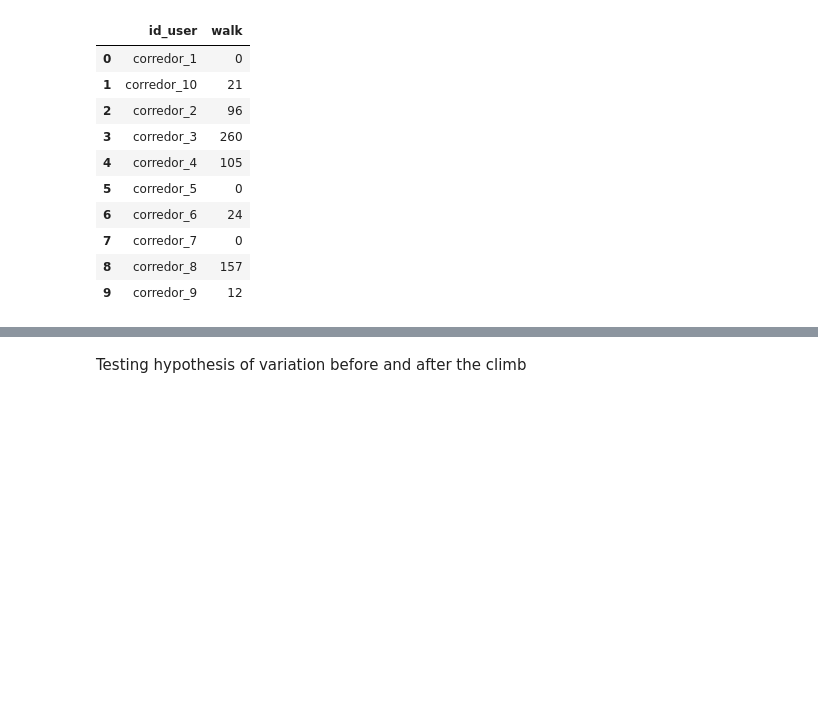
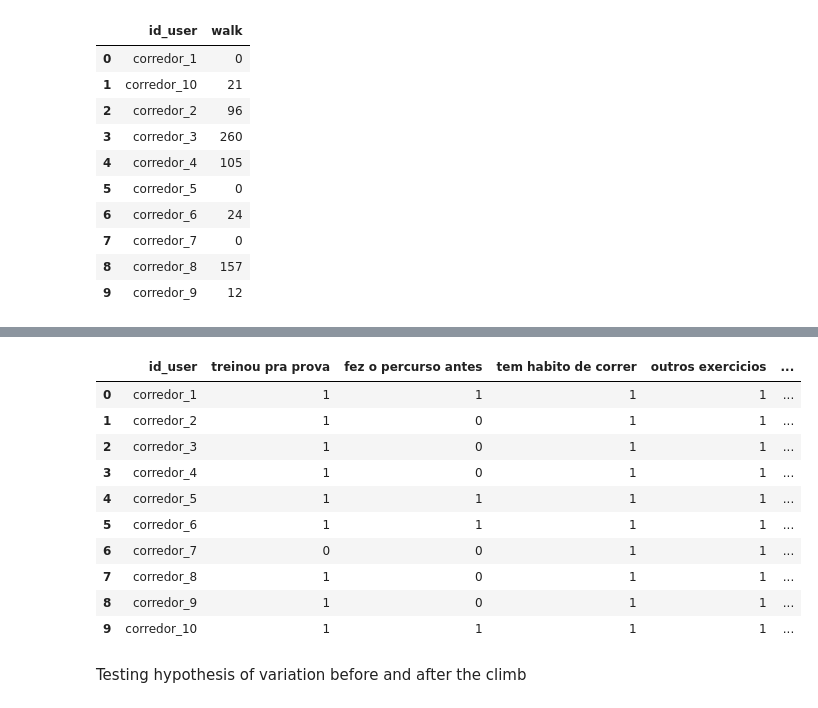
Before and after one commit to nathaliatito/ds-medium-projects, a Jupyter notebook: running/sao_garrafa_analysis.ipynb, the cells around one changed output, grey strips where cells are left out. Drawn from its saved outputs; the diff is of its cells as text; code cells hidden in the pictures; blank space fills up the shorter version.

```diff
--- a/running/sao_garrafa_analysis.ipynb
+++ b/running/sao_garrafa_analysis.ipynb
@@ -216,3 +202,17 @@ df_quest.head(10)
+# %%
+df_quest.drop("nome", axis = 1)
+# %% [output]
+|  | id_user | treinou pra prova | fez o percurso antes | tem habito de correr | outros exercicios | ... |
+| 0 | corredor_1 | 1 | 1 | 1 | 1 | ... |
+| 1 | corredor_2 | 1 | 0 | 1 | 1 | ... |
+| 2 | corredor_3 | 1 | 0 | 1 | 1 | ... |
+| 3 | corredor_4 | 1 | 0 | 1 | 1 | ... |
+| 4 | corredor_5 | 1 | 1 | 1 | 1 | ... |
+| 5 | corredor_6 | 1 | 1 | 1 | 1 | ... |
+| 6 | corredor_7 | 0 | 0 | 1 | 1 | ... |
+| 7 | corredor_8 | 1 | 0 | 1 | 1 | ... |
+| 8 | corredor_9 | 1 | 0 | 1 | 1 | ... |
+| 9 | corredor_10 | 1 | 1 | 1 | 1 | ... |
 # %% [markdown]
 Testing hypothesis of variation before and after the climb
 # %%
```
Also changed, not shown: parts of 3 cells of this notebook.
